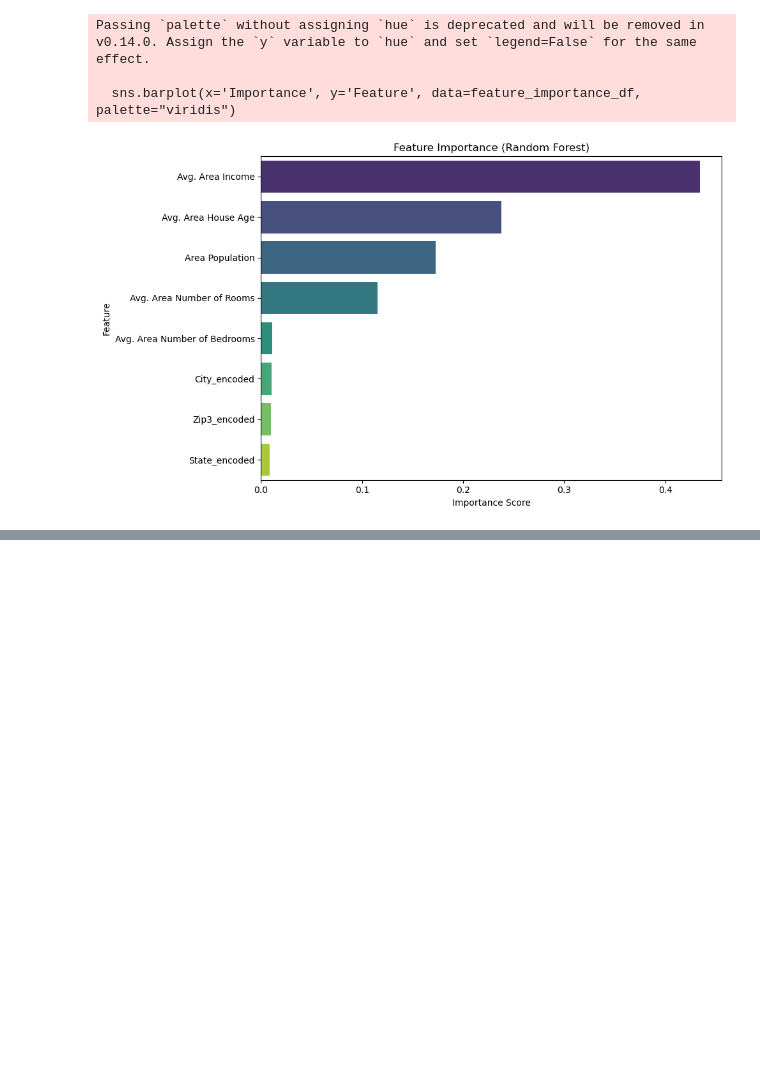
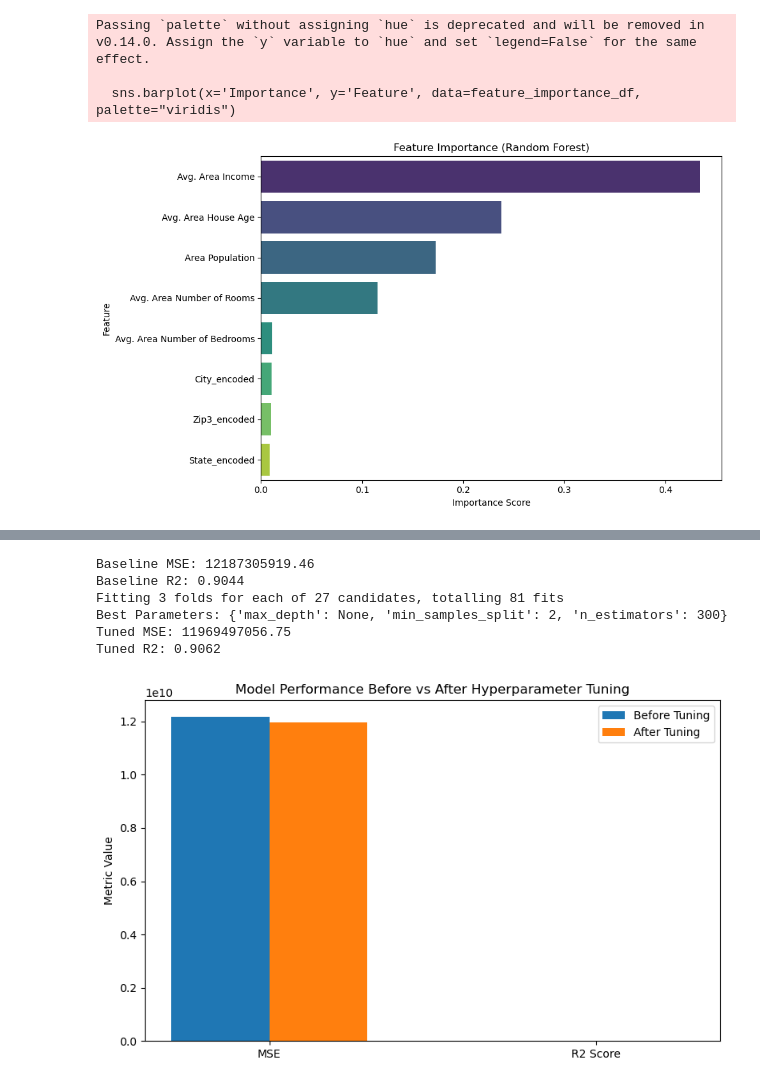
Before and after one commit to RuqayaAli/ML_repo, a Jupyter notebook: ML_Project_Tamplet/ML_Project.ipynb, the cells around one changed output, grey strips where cells are left out. Cells and saved outputs as stored; diff of their text form; code cells hidden in the pictures; blank space fills up the shorter version.

```diff
--- a/ML_Project_Tamplet/ML_Project.ipynb
+++ b/ML_Project_Tamplet/ML_Project.ipynb
@@ -382,0 +442,72 @@ Passing `palette` without assigning `hue` is deprecated and will be removed in v
+# %%
+from sklearn.model_selection import GridSearchCV, train_test_split
+from sklearn.ensemble import RandomForestRegressor
+from sklearn.metrics import mean_squared_error, r2_score
+import matplotlib.pyplot as plt
+
+# افترض أن X, y مُعرفة مسبقًا (ميزات وهدف)
+# إذا لم تقم بتقسيم البيانات بعد:
+X_train, X_test, y_train, y_test = train_test_split(X, y, test_size=0.2, random_state=42)
+
+# نموذج عادي قبل الضبط (Baseline)
+baseline_model = RandomForestRegressor(random_state=42)
+baseline_model.fit(X_train, y_train)
+y_pred_baseline = baseline_model.predict(X_test)
+mse_baseline = mean_squared_error(y_test, y_pred_baseline)
+r2_baseline = r2_score(y_test, y_pred_baseline)
+
+print(f"Baseline MSE: {mse_baseline:.2f}")
+print(f"Baseline R2: {r2_baseline:.4f}")
+
+# ضبط المعاملات باستخدام GridSearchCV
+param_grid = {
+    'n_estimators': [100, 200, 300],
+    'max_depth': [10, 20, None],
+    'min_samples_split': [2, 5, 10]
+}
+
+grid_search = GridSearchCV(
+    estimator=RandomForestRegressor(random_state=42),
+    param_grid=param_grid,
+    cv=3,
+    scoring='r2',
+    n_jobs=-1,
+    verbose=1
+)
+
+grid_search.fit(X_train, y_train)
+
+# أفضل نموذج بعد الضبط
+best_model = grid_search.best_estimator_
+
+y_pred_tuned = best_model.predict(X_test)
+mse_tuned = mean_squared_error(y_test, y_pred_tuned)
+r2_tuned = r2_score(y_test, y_pred_tuned)
+
+print(f"Best Parameters: {grid_search.best_params_}")
+print(f"Tuned MSE: {mse_tuned:.2f}")
+print(f"Tuned R2: {r2_tuned:.4f}")
+
+# رسم مقارنة الأداء
+metrics = ['MSE', 'R2 Score']
+before = [mse_baseline, r2_baseline]
+after = [mse_tuned, r2_tuned]
+
+plt.figure(figsize=(8, 5))
+x = range(len(metrics))
+plt.bar(x, before, width=0.3, label='Before Tuning', align='center')
+plt.bar([i + 0.3 for i in x], after, width=0.3, label='After Tuning', align='center')
+plt.xticks([i + 0.15 for i in x], metrics)
+plt.ylabel("Metric Value")
+plt.title("Model Performance Before vs After Hyperparameter Tuning")
+plt.legend()
+plt.tight_layout()
+plt.show()
+# %% [output]
+Baseline MSE: 12187305919.46
+Baseline R2: 0.9044
+Fitting 3 folds for each of 27 candidates, totalling 81 fits
+Best Parameters: {'max_depth': None, 'min_samples_split': 2, 'n_estimators': 300}
+Tuned MSE: 11969497056.75
+Tuned R2: 0.9062
+[figure, added]
```
Also changed, not shown: parts of 11 cells of this notebook.
